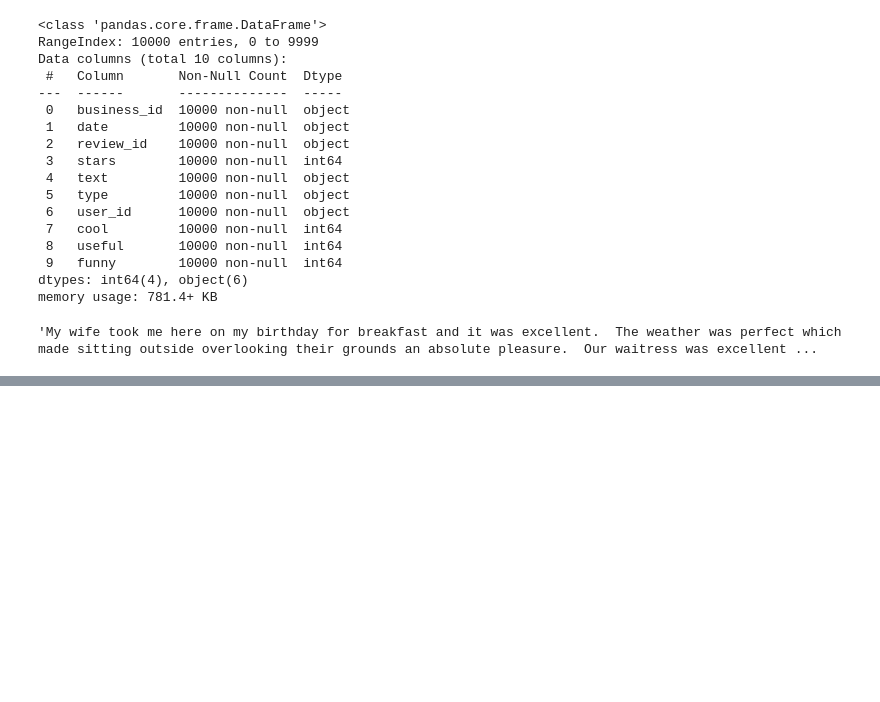
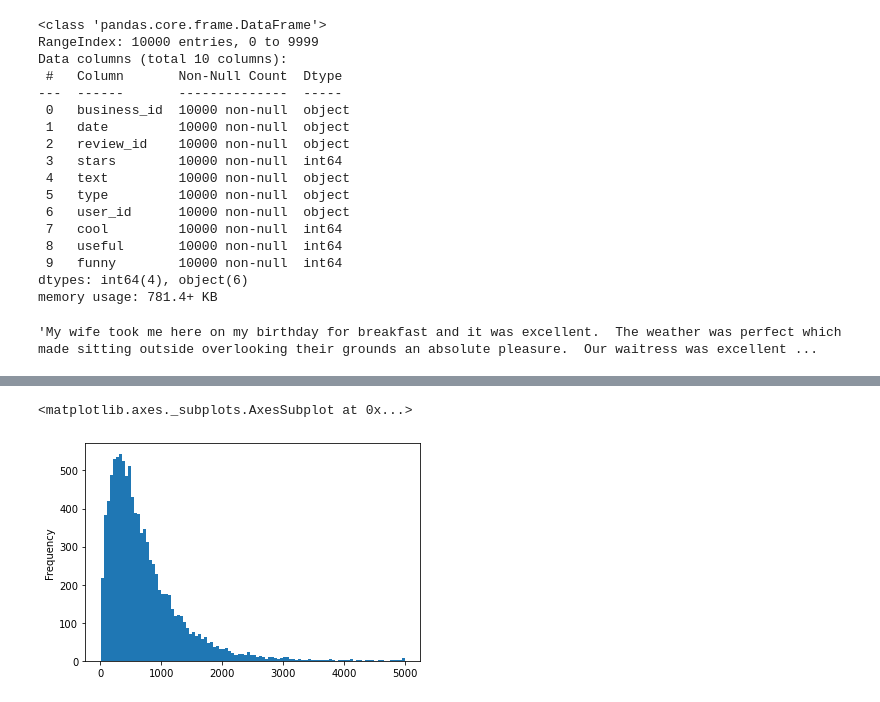
Before and after one commit to Srinivas1043/yelp-review-classification, a Jupyter notebook: Yelp Naive Bayes.ipynb, the cells around one changed output, grey strips where cells are left out. Drawn from its saved outputs; the diff is of its cells as text; code cells hidden in the pictures; blank space fills up the shorter version.

Commit message:
Added Visualization

```diff
--- a/Yelp Naive Bayes.ipynb
+++ b/Yelp Naive Bayes.ipynb
@@ -55,3 +59,5 @@ memory usage: 781.4+ KB
 yelp_df['text'][0]
 # %% [output]
 'My wife took me here on my birthday for breakfast and it was excellent.  The weather was perfect which made sitting outside overlooking their grounds an absolute pleasure.  Our waitress was excellent ...
+# %%
+yelp_df['length'] = yelp_df.text.apply(len)
@@ -57,0 +80,5 @@ yelp_df['text'][0]
+# %%
+yelp_df.length.plot(bins = 100, kind = 'hist')
+# %% [output]
+<matplotlib.axes._subplots.AxesSubplot at 0x...>
+[figure, added]
```
Also changed, not shown: parts of 9 cells of this notebook.
